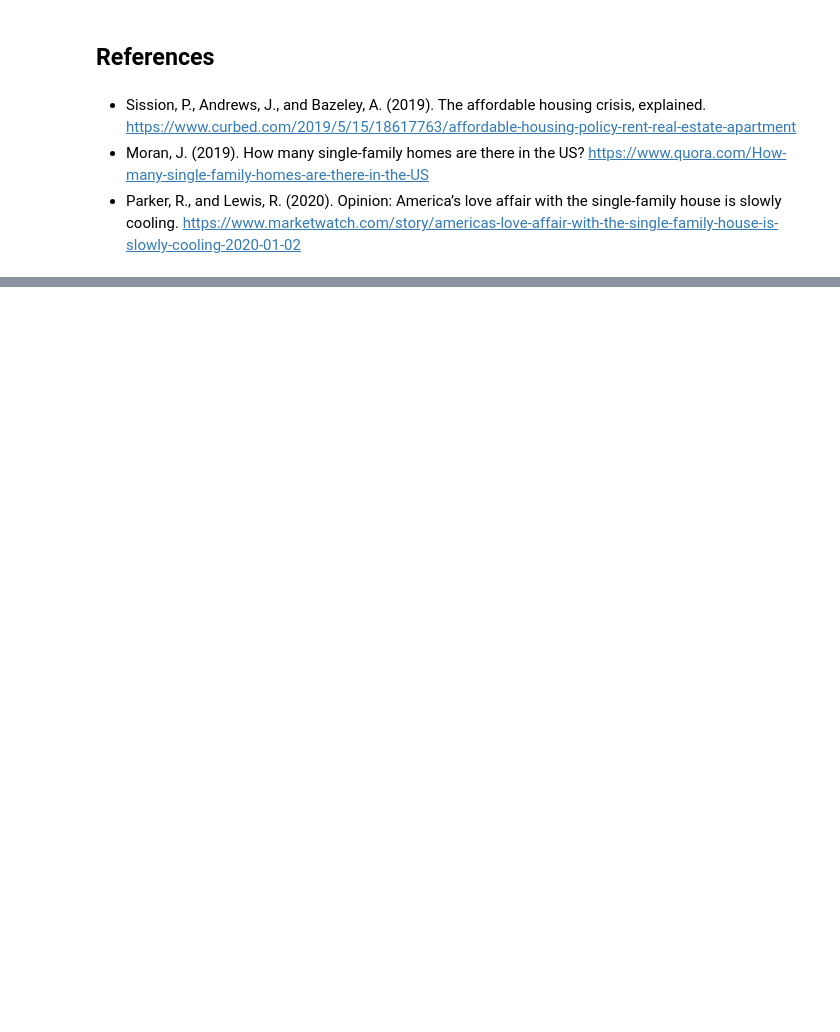
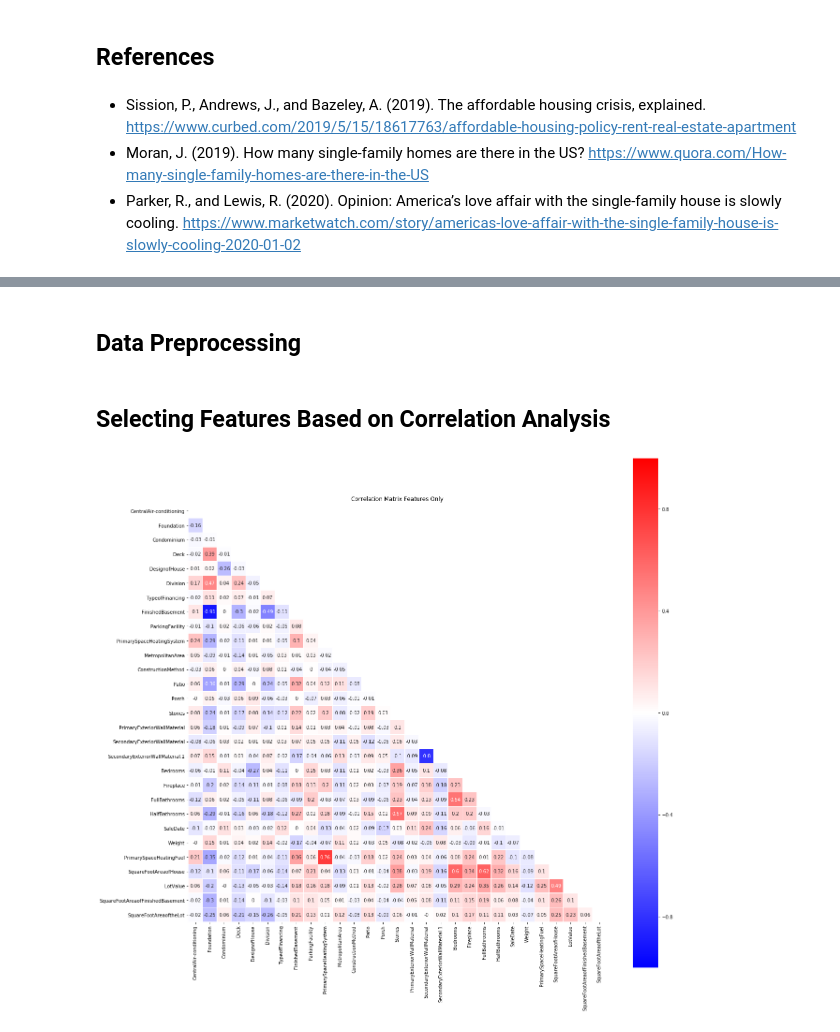
Before and after one commit to gassergalalali/MST-IST-5520-SP2020-Group-7, a Jupyter notebook: Milestone 3/Project Report - Milestone 3.ipynb, the cells around one changed output, grey strips where cells are left out. Saved outputs shown, nothing was run; the diff lists cells and outputs as text; code cells hidden in the pictures; blank space fills up the shorter version.

```diff
--- a/Milestone 3/Project Report - Milestone 3.ipynb
+++ b/Milestone 3/Project Report - Milestone 3.ipynb
@@ -131,0 +152,7 @@ Dimension Reduction and Principal Component Analysis is shown [at this link](htt
+# %%
+data = pd.read_csv("./data/cleanedDataPriceDr.csv")
+#dropping unecessary variables (stored indices)
+data=data.iloc[:,2:]
+#choosing 5000 readings randomly as to facilitate data processesing so that it will not take too much time to train
+data=data.sample(n=5000,random_state=1)
+data.info()
@@ -131,0 +177,19 @@ Dimension Reduction and Principal Component Analysis is shown [at this link](htt
+# %% [markdown]
+## Data Preprocessing
+# %% [markdown]
+## Selecting Features Based on Correlation Analysis
+# %%
+#dropping the response variable: SalesPrice so that to include only the independent variables
+data_features=data.drop(['SalesPrice'],axis=1)
+#Heat Map Showing correlations among the features
+corr = data_features.corr().round(2)
+f, ax = plt.subplots(figsize =(20, 20))
+mask = np.zeros_like(corr)
+mask[np.triu_indices_from(mask)] = True
+sns.heatmap(corr, cmap='bwr', mask=mask, annot=True,square=True, linewidths = 0.1,vmin=-1, vmax=1)
+plt.title('Correlation Matrix Features Only')
+bottom, top = ax.get_ylim()
+ax.set_ylim(bottom + 0.5, top - 0.5)
+plt.show()
+# %% [output]
+[figure, added]
```
Also changed, not shown: parts of 134 cells of this notebook, 4 other files.
